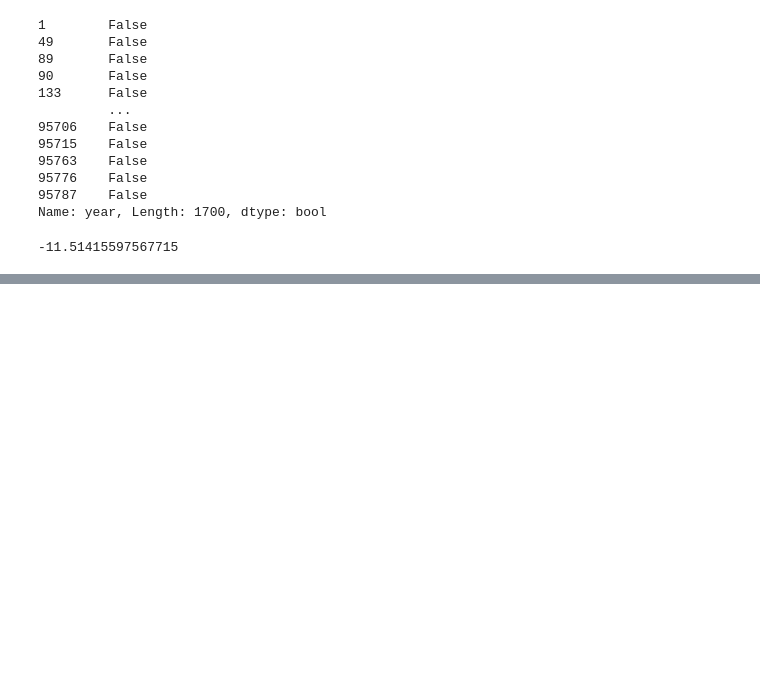
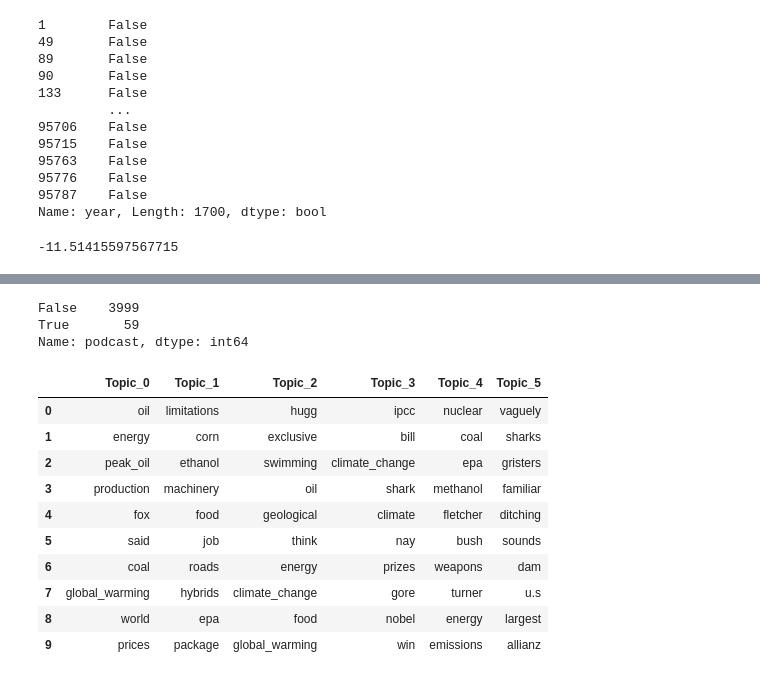
Before and after one commit to mikepackard415/Scientific-Environmental-Discourse, a Jupyter notebook: Programs/Topic Modeling.ipynb, the cells around one changed output, grey strips where cells are left out. Cells and saved outputs as stored; diff of their text form; code cells hidden in the pictures; blank space fills up the shorter version.

```diff
--- a/Programs/Topic Modeling.ipynb
+++ b/Programs/Topic Modeling.ipynb
@@ -456,0 +577,7 @@ coherence_model.get_coherence()
+# %%
+%%time
+d_env_07 = dd.from_pandas(env_07, npartitions=effective_n_jobs(-1))
+d_env_07['normalized_tokens'] = d_env_07.text.map(lambda x: ngram_tagger(
+                                                            normalizeTokens(
+                                                                word_tokenize(x))), meta=('x', str))
+env_07 = d_env_07.compute()
@@ -456,0 +588,29 @@ coherence_model.get_coherence()
+# %%
+env_07['podcast'] = env_07.normalized_tokens.apply(lambda x: 'podcast' in x)
+# %%
+env_07.podcast.value_counts()
+# %% [output]
+False    3999
+True       59
+Name: podcast, dtype: int64
+# %%
+dictionary = corpora.Dictionary([i for i in env_07.normalized_tokens])
+bow_corpus = [dictionary.doc2bow(text) for text in env_07.normalized_tokens]
+tfidf = models.TfidfModel(bow_corpus)
+# %%
+model, coherence, top_words = tm(dictionary, bow_corpus, 6)
+# %%
+# Just now
+top_words
+# %% [output]
+|  | Topic_0 | Topic_1 | Topic_2 | Topic_3 | Topic_4 | Topic_5 |
+| 0 | oil | limitations | hugg | ipcc | nuclear | vaguely |
+| 1 | energy | corn | exclusive | bill | coal | sharks |
+| 2 | peak_oil | ethanol | swimming | climate_change | epa | gristers |
+| 3 | production | machinery | oil | shark | methanol | familiar |
+| 4 | fox | food | geological | climate | fletcher | ditching |
+| 5 | said | job | think | nay | bush | sounds |
+| 6 | coal | roads | energy | prizes | weapons | dam |
+| 7 | global_warming | hybrids | climate_change | gore | turner | u.s |
+| 8 | world | epa | food | nobel | energy | largest |
+| 9 | prices | package | global_warming | win | emissions | allianz |
```
Also changed, not shown: parts of 27 cells of this notebook, 2 other files.
